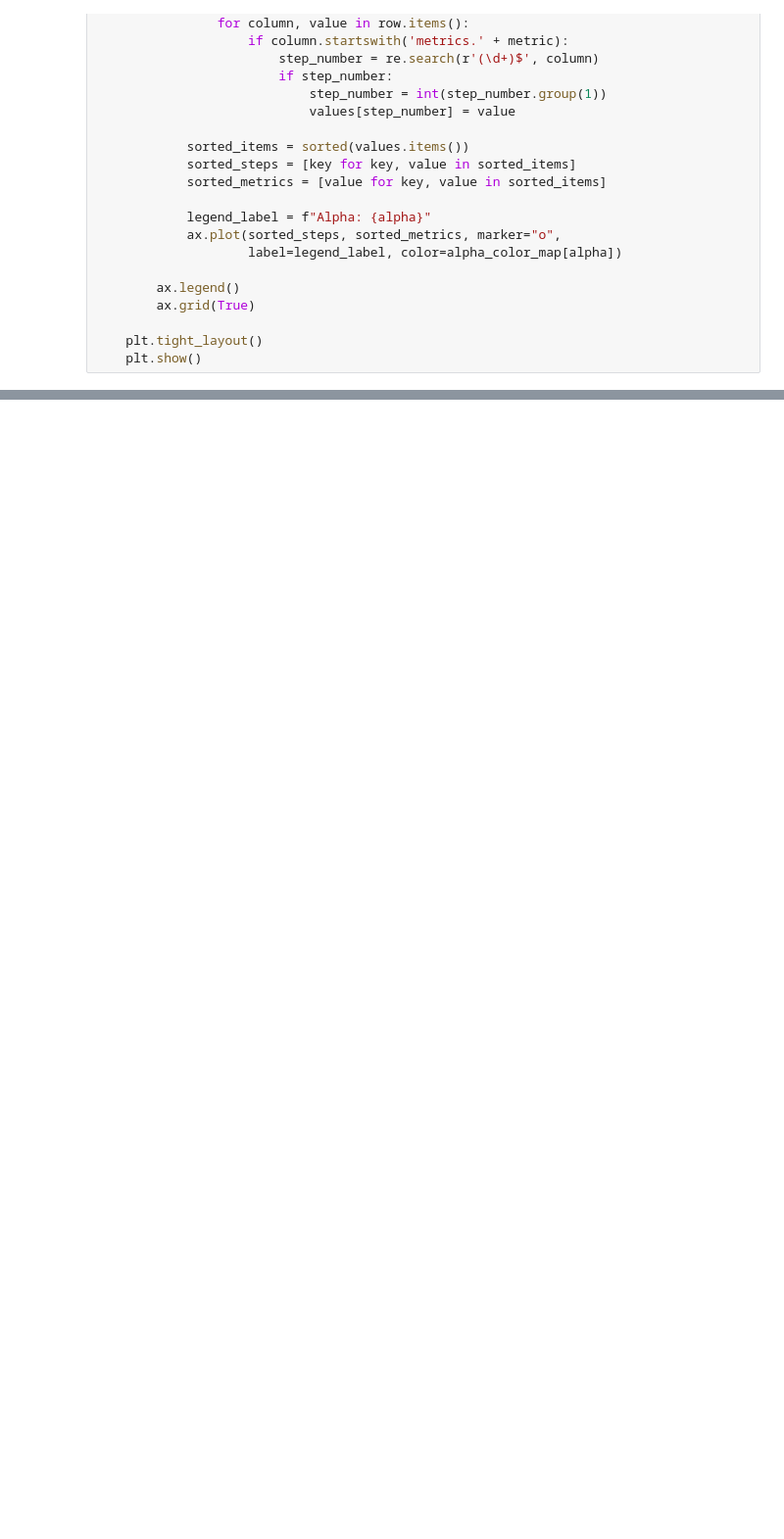
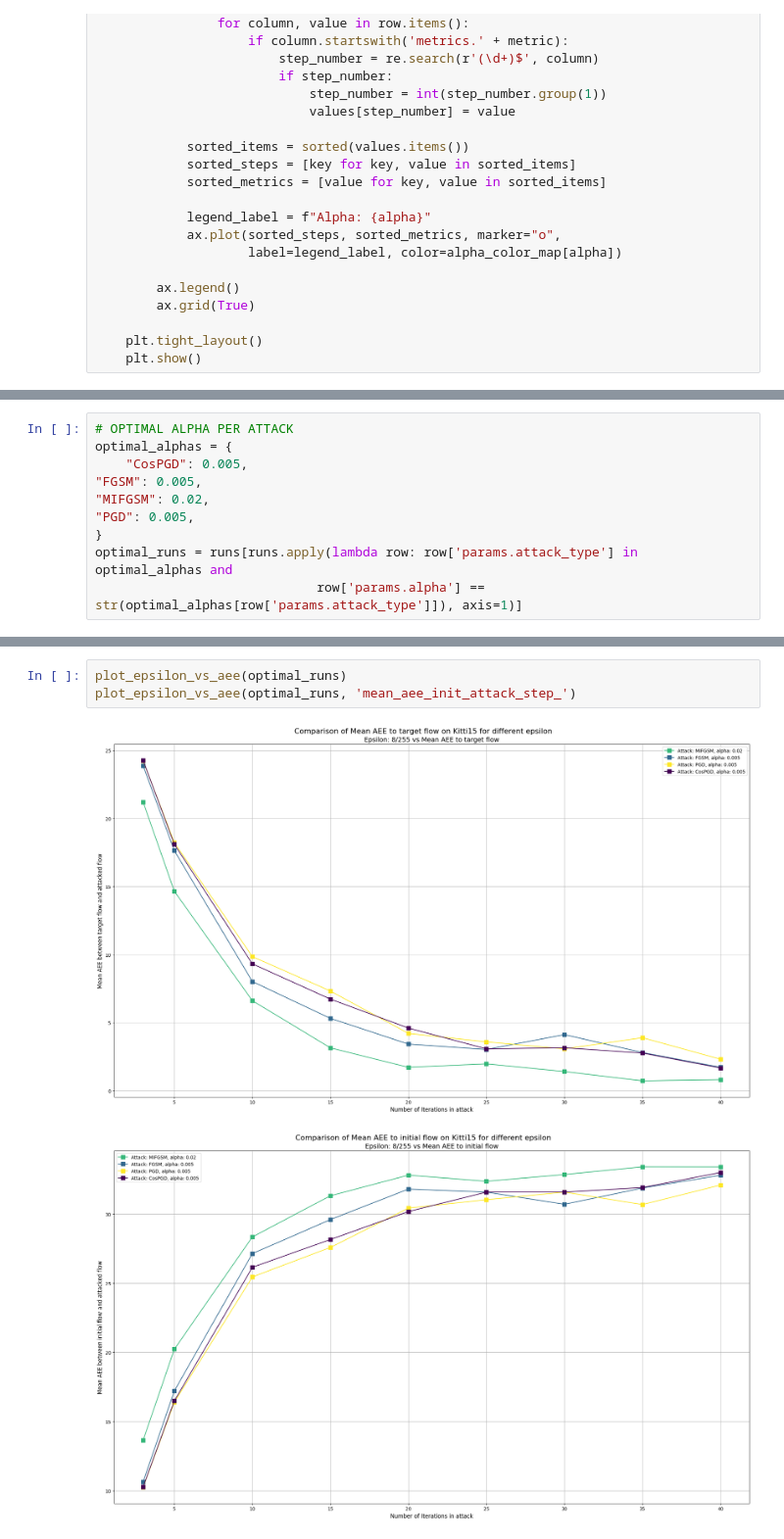
Before and after one commit to NotTwist/flow_attack, a Jupyter notebook: analysis/compare_alpha.ipynb, the cells around one changed output, grey strips where cells are left out. Shown at 98% size. Saved outputs shown, nothing was run; the diff lists cells and outputs as text; blank space fills up the shorter version.

```diff
--- a/analysis/compare_alpha.ipynb
+++ b/analysis/compare_alpha.ipynb
@@ -97,0 +100,10 @@ plot_alpha_vs_aee(runs, 'mean_aee_init_attack_step_')
+# %%
+# OPTIMAL ALPHA PER ATTACK
+optimal_alphas = {
+    "CosPGD": 0.005,
+"FGSM": 0.005,
+"MIFGSM": 0.02,
+"PGD": 0.005,
+}
+optimal_runs = runs[runs.apply(lambda row: row['params.attack_type'] in optimal_alphas and
+                             row['params.alpha'] == str(optimal_alphas[row['params.attack_type']]), axis=1)]
@@ -97,0 +226,6 @@ plot_alpha_vs_aee(runs, 'mean_aee_init_attack_step_')
+# %%
+plot_epsilon_vs_aee(optimal_runs)
+plot_epsilon_vs_aee(optimal_runs, 'mean_aee_init_attack_step_')
+# %% [output]
+[figure, added]
+[figure, added]
```
Also changed, not shown: parts of 7 cells of this notebook, 21 other files.
